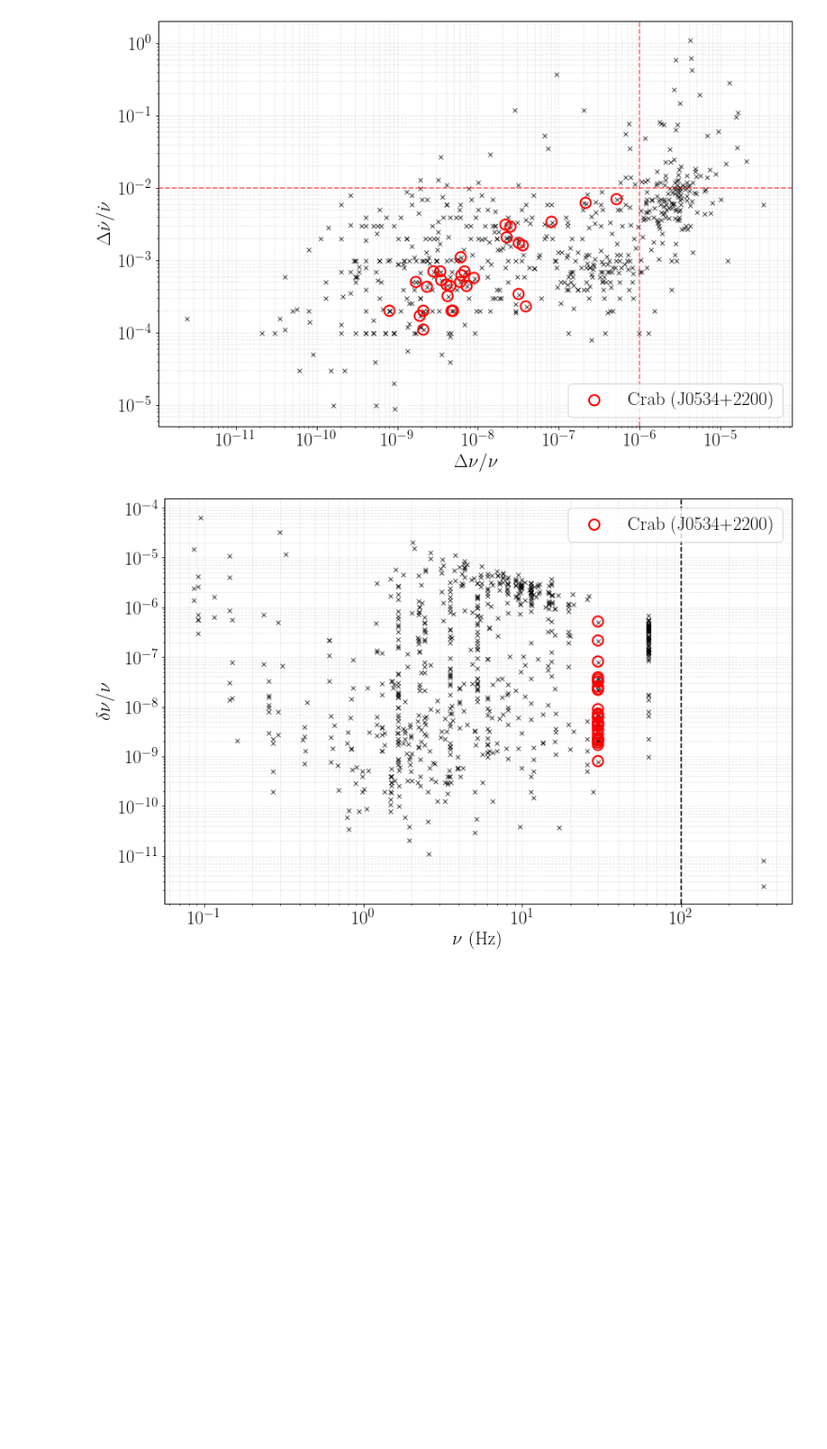
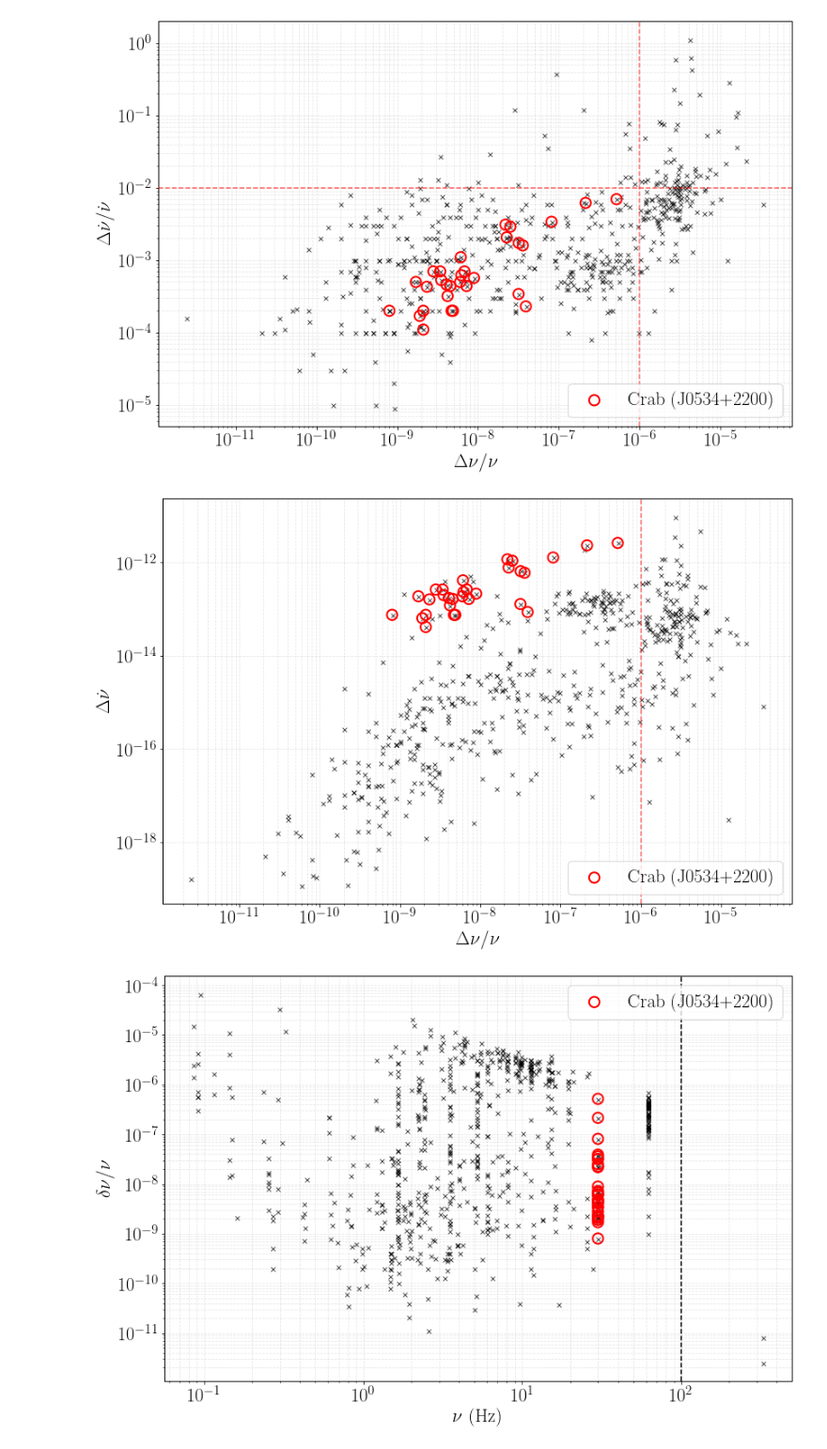
Before and after one commit to damondmc/cwglitch, a Jupyter notebook: population/population.ipynb, the cells around one changed output. Shown at 94% size. Drawn from its saved outputs; the diff is of its cells as text; code cells hidden in the pictures; blank space fills up the shorter version.

```diff
--- a/population/population.ipynb
+++ b/population/population.ipynb
@@ -111,6 +111,63 @@ df_merged['DeltaF1'] = df_merged['DeltaF1/F1'] * df_merged['F1']
 
 # Take a look at the results!
 # print(df_merged[['JNAME', 'MJD', 'F0', 'DeltaF/F', 'DeltaF', 'F1', 'DeltaF1/F1', 'DeltaF1']].head())
+# %%
+plot_df = df_merged.dropna(subset=['F0', 'DeltaF/F']).copy()
+
+# 2. Ensure columns are numeric to avoid plotting errors
+cols = ['DeltaF/F', 'DeltaF1']
+for col in cols:
+    plot_df[col] = pd.to_numeric(plot_df[col], errors='coerce')
+
+
+# 3. Create the scatter plot
+fig, ax = plt.subplots(figsize=(12, 8))
+
+ax.errorbar(
+    np.abs(plot_df['DeltaF/F']),
+    np.abs(plot_df['DeltaF1']),
+    #xerr=plot_df['DeltaF/F_ERR'],
+    #yerr=plot_df['DeltaF1/F1_ERR'],
+    fmt='x',
+    color='k',
+    ecolor='k',
+    elinewidth=1,
+    capsize=2,
+    alpha=0.7,
+    markersize=5
+)
+
+crab_df = plot_df[plot_df['JNAME'] == 'J0534+2200']
+
+ax.scatter(
+    np.abs(crab_df['DeltaF/F']),
+    np.abs(crab_df['DeltaF1']),
+    facecolors='none',   # Transparent inside
+    edgecolors='red',    # Red border
+    s=150,               # Size of the circle (adjust as needed)
+    linewidths=2,        # Thickness of the circle
+    zorder=5,            # Forces the circles to be drawn on top of the teal dots
+    label='Crab (J0534+2200)'
+)
+
+ax.axvline(x=1e-6, color='red', linestyle='--', alpha=0.6, zorder=4)
+#ax.axhline(y=1e-2, color='red', linestyle='--', alpha=0.6, zorder=4)
+
+ax.legend(loc='lower right') # Added legend to show the Crab label
+
+ax.set_xscale('log')
+ax.set_yscale('log')
+
+ax.set_xlabel(r'$\Delta \nu / \nu$')
+ax.set_ylabel(r'$\Delta \dot{\nu}$')
+
+ax.grid(True, which='both', linestyle='--', alpha=0.3)
+
+plt.tight_layout()
+plt.savefig('../plots/glitch_pop_delta_nu_nu_vs_delta_nu1.png')
+plt.show()
+# %% [output]
+[figure, added]
 # %%
 
 plot_df = df_merged.dropna(subset=['F0', 'DeltaF/F']).copy()
```
Also changed, not shown: 32 other files.
